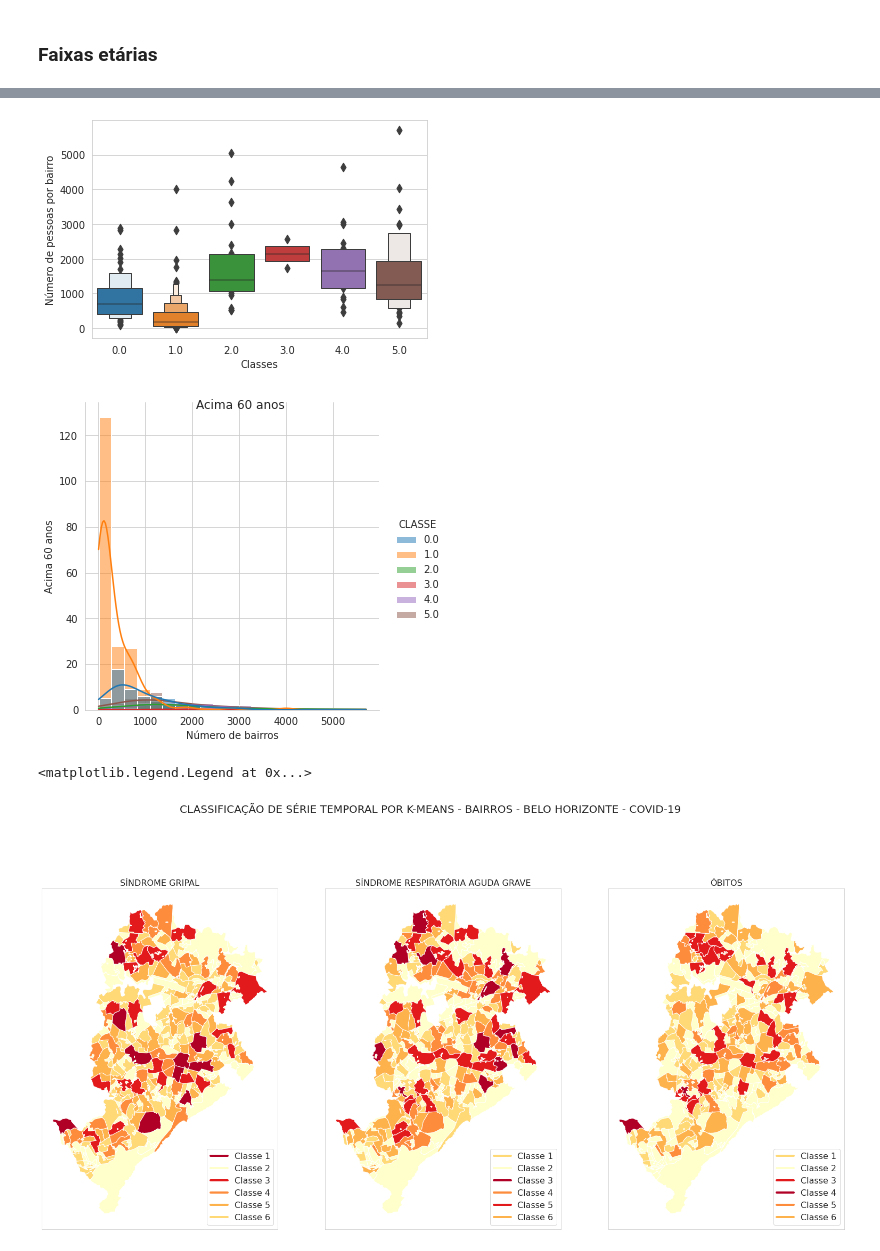
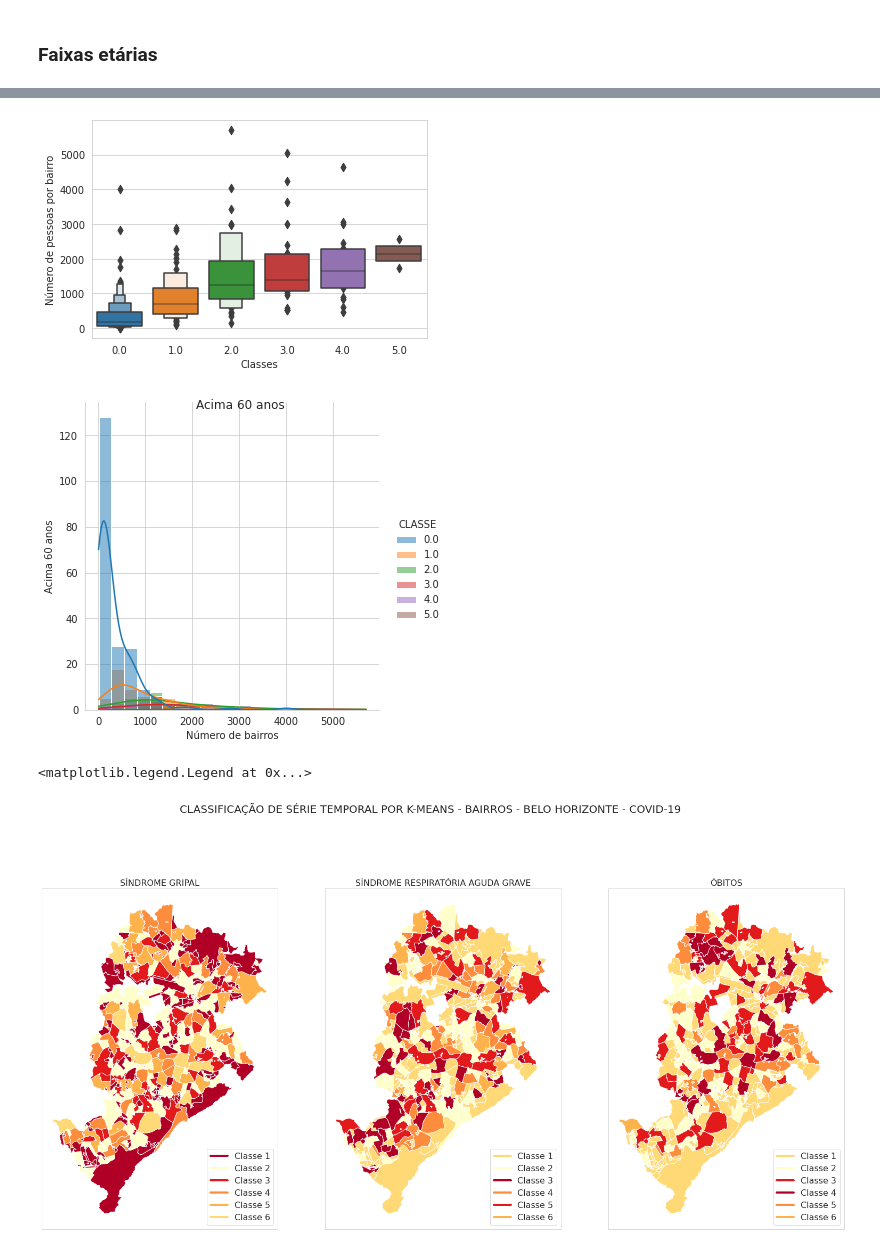
Before and after one commit to deividsardinha/CasosCovid, a Jupyter notebook: TimeSeriesKMeans_Covid.ipynb, the cells around one changed output, grey strips where cells are left out. Cells and saved outputs as stored; diff of their text form; code cells hidden in the pictures.

```diff
--- a/TimeSeriesKMeans_Covid.ipynb
+++ b/TimeSeriesKMeans_Covid.ipynb
@@ -117,18 +112,38 @@ classes = 6
 km = TimeSeriesKMeans(n_clusters=classes, verbose=False, random_state=seed)
 
 y_sg = km.fit_predict(X_sg)
+#ordenando classes
+order_sg =[1, 5, 4, 3, 2, 0]
+for n, x in enumerate(order_sg):
+    y_sg = np.where(y_sg==x, n+10, y_sg)
+y_sg = y_sg - 10
+
+pred_wh = y_sg
 sem_sg['CLASSE'] = y_sg
 cc_sg = km.cluster_centers_
 unique, counts = np.unique(y_sg, return_counts=True)
 c_sg = dict(zip(unique, counts))
 
 y_srag = km.fit_predict(X_srag)
+#ordenando classes
+order_srag =[1,0,5,3,4,2]
+for n, x in enumerate(order_srag):
+    y_srag = np.where(y_srag==x, n+10, y_srag)
+y_srag = y_srag - 10
+
 sem_srag['CLASSE'] = y_srag
 cc_srag = km.cluster_centers_
 unique, counts = np.unique(y_srag, return_counts=True)
 c_srag = dict(zip(unique, counts))
 
+
 y_ob = km.fit_predict(X_ob)
+#ordenando classes
+order_ob =[1,0,5,2,4,3]
+for n, x in enumerate(order_ob):
+    y_ob = np.where(y_ob==x, n+10, y_ob)
+y_ob = y_ob - 10
+
 sem_ob['CLASSE'] = y_ob
 cc_ob = km.cluster_centers_
 unique, counts = np.unique(y_ob, return_counts=True)
@@ -855,7 +870,7 @@ plt.ylabel("Acima 60 anos");
 plt.xlabel("Classes");
 plt.ylabel("Número de pessoas por bairro");
 # %% [output]
-[figure, old version]
+[figure, new version]
 # %%
 #Acima 60 anos
 sns.displot(sem_ob_join, x="ACIMA60ANOS", hue="CLASSE", kde=True, palette="tab10")
@@ -863,13 +878,13 @@ plt.ylabel("Acima 60 anos");
 plt.xlabel("Número de bairros");
 plt.suptitle('Acima 60 anos');
 # %% [output]
-[figure, old version]
+[figure, new version]
 # %%
 import geopandas as gpd
 from matplotlib.lines import Line2D
 
 
-bh = gpd.read_file("BAIRRO/BAIRRO.shp", encoding = 'utf-8')
+bh = gpd.read_file("/content/drive/MyDrive/Colab Notebooks/Análise Visual/BAIRRO/BAIRRO.shp", encoding = 'utf-8')
 
 fig, ax = plt.subplots(figsize=(27, 14), ncols=3)
 
@@ -901,31 +916,31 @@ ax[1].yaxis.set_visible(False)
 for cl, cor in colors_srag.items():
     bh_srag[bh_srag['CLASSE'] == cl].plot(facecolor=cor, ax=ax[1])
 LegendElement = [
                  Line2D([0],[0],color=colors_srag[0],lw=4,label='Classe 1'),
                  Line2D([0],[0],color=colors_srag[1],lw=4,label='Classe 2'),
                  Line2D([0],[0],color=colors_srag[2],lw=4,label='Classe 3'),
                  Line2D([0],[0],color=colors_srag[3],lw=4,label='Classe 4'),
                  Line2D([0],[0],color=colors_srag[4],lw=4,label='Classe 5'),
                  Line2D([0],[0],color=colors_srag[5],lw=4,label='Classe 6')
                 ]
 ax[1].legend(handles=LegendElement,loc='lower right', fontsize=16)
 
 colors_ob = {1:colors[0], 0:colors[1], 5:colors[2], 4:colors[3], 2:colors[4], 3:colors[5]}
 bh_ob = bh.merge(sem_ob[['ID','CLASSE']], on='ID', how='left')
 ax[2].set_title('ÓBITOS', fontsize=16)
 ax[2].xaxis.set_visible(False)
 ax[2].yaxis.set_visible(False)
 for cl, cor in colors_ob.items():
     bh_ob[bh_ob['CLASSE'] == cl].plot(facecolor=cor, ax=ax[2])
 LegendElement = [
                  Line2D([0],[0],color=colors_ob[0],lw=4,label='Classe 1'),
                  Line2D([0],[0],color=colors_ob[1],lw=4,label='Classe 2'),
                  Line2D([0],[0],color=colors_ob[2],lw=4,label='Classe 3'),
                  Line2D([0],[0],color=colors_ob[3],lw=4,label='Classe 4'),
                  Line2D([0],[0],color=colors_ob[4],lw=4,label='Classe 5'),
                  Line2D([0],[0],color=colors_ob[5],lw=4,label='Classe 6')
                 ]
 ax[2].legend(handles=LegendElement,loc='lower right', fontsize=16)
 # %% [output]
 <matplotlib.legend.Legend at 0x...>
-[figure, old version]
+[figure, new version]
```
Also changed, not shown: parts of 47 cells of this notebook.
